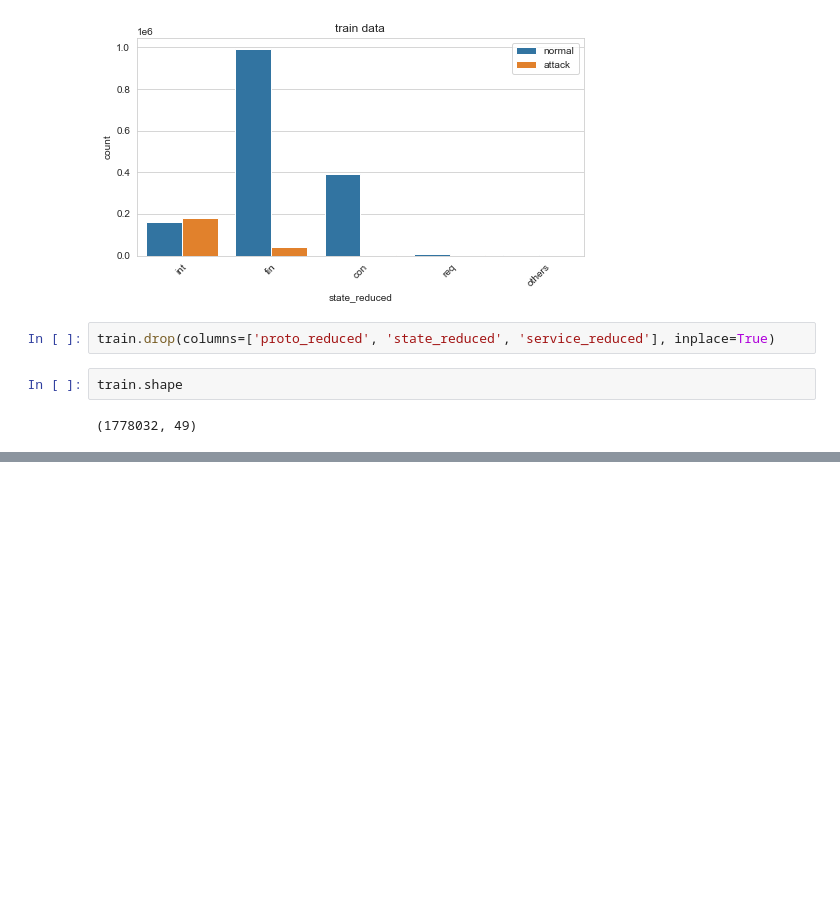
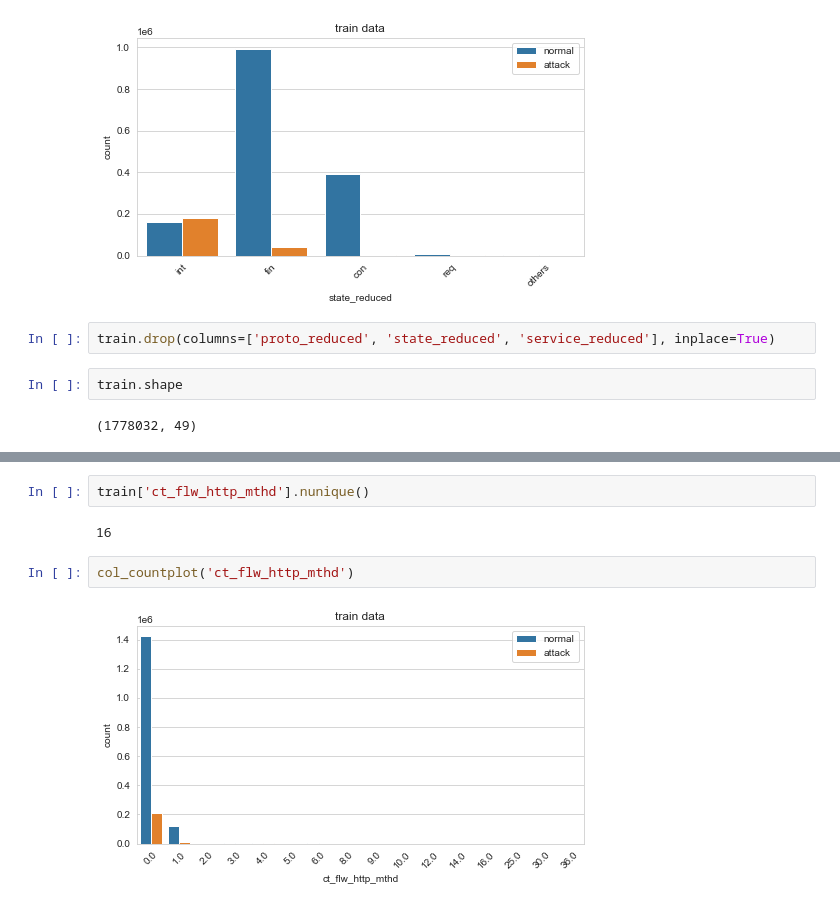
Before and after one commit to leticiacosta91/CA1-UNWS, a Jupyter notebook: EDA.ipynb, the cells around one changed output, grey strips where cells are left out. Cells and saved outputs as stored; diff of their text form; blank space fills up the shorter version.

```diff
--- a/EDA.ipynb
+++ b/EDA.ipynb
@@ -347,0 +378,8 @@ train.shape
+# %%
+train['ct_flw_http_mthd'].nunique()
+# %% [output]
+16
+# %%
+col_countplot('ct_flw_http_mthd')
+# %% [output]
+[figure, added]
```
Also changed, not shown: parts of 69 cells of this notebook.
